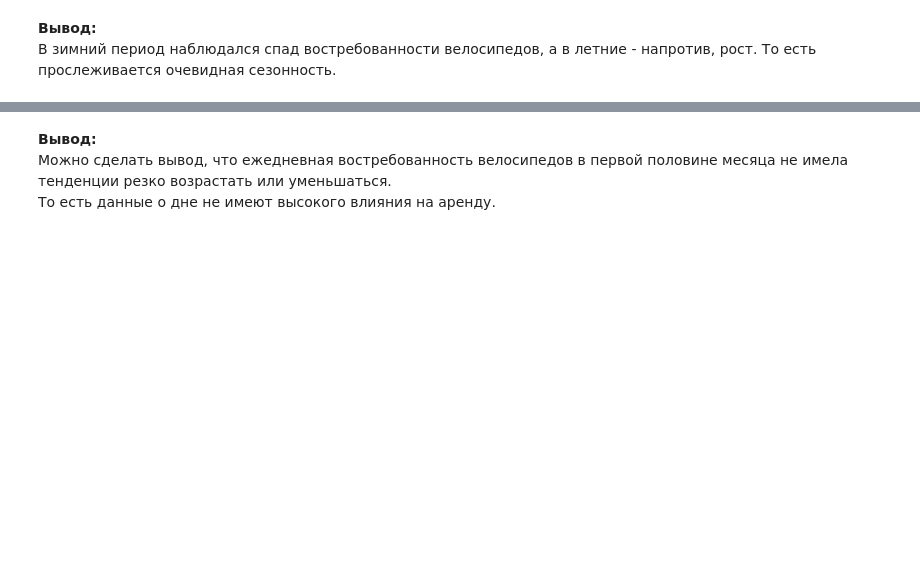
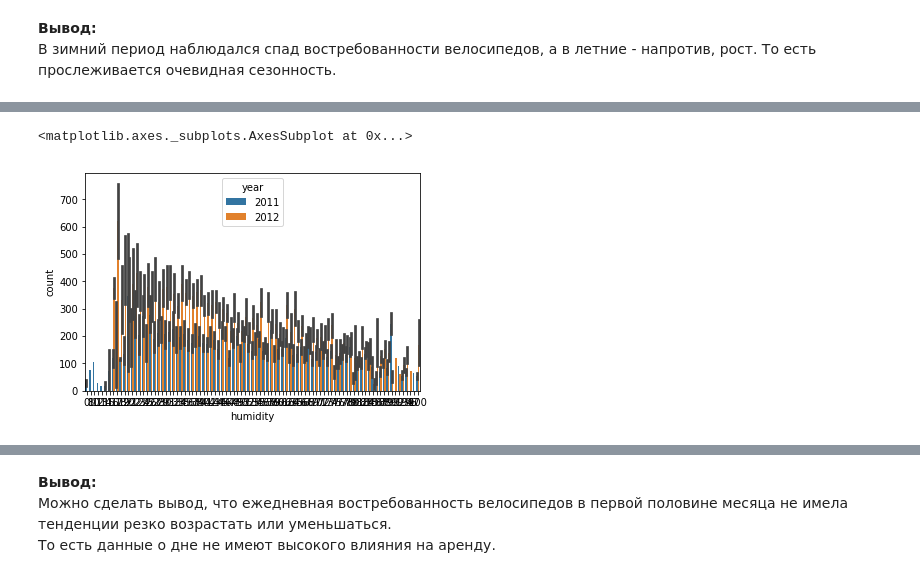
Before and after one commit to rojaster/sfml, a Jupyter notebook: hw04/lesson_04_homework/regression-skillfactory-hw.ipynb, the cells around one changed output, grey strips where cells are left out. Saved outputs shown, nothing was run; the diff lists cells and outputs as text; code cells hidden in the pictures; blank space fills up the shorter version.

```diff
--- a/hw04/lesson_04_homework/regression-skillfactory-hw.ipynb
+++ b/hw04/lesson_04_homework/regression-skillfactory-hw.ipynb
@@ -18,6 +18,6 @@ from sklearn.preprocessing import OneHotEncoder
 
 %matplotlib inline
 # %%
-df = pd.read_csv('data/train_bikes.csv')
+df = pd.read_csv('train_bikes.csv')
 
-df.head()
+df.sample(n=8)
@@ -146,0 +227,5 @@ sns.barplot('day', 'count', data=df, hue='year')
+# %%
+sns.barplot('humidity', 'count', data=df, hue='year')
+# %% [output]
+<matplotlib.axes._subplots.AxesSubplot at 0x...>
+[figure, added]
```
Also changed, not shown: parts of 31 cells of this notebook, 1 other file.
